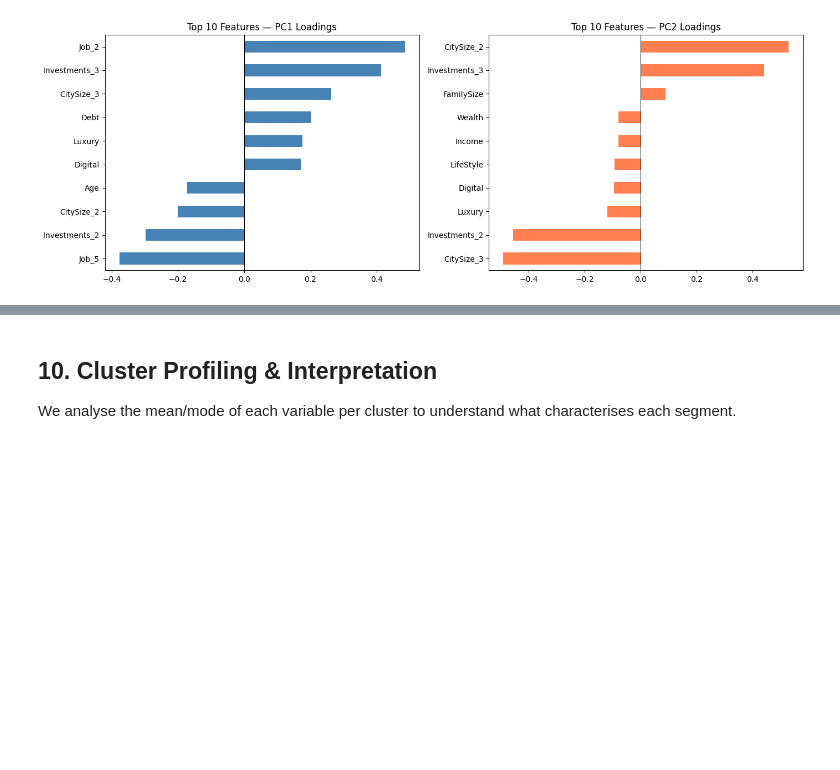
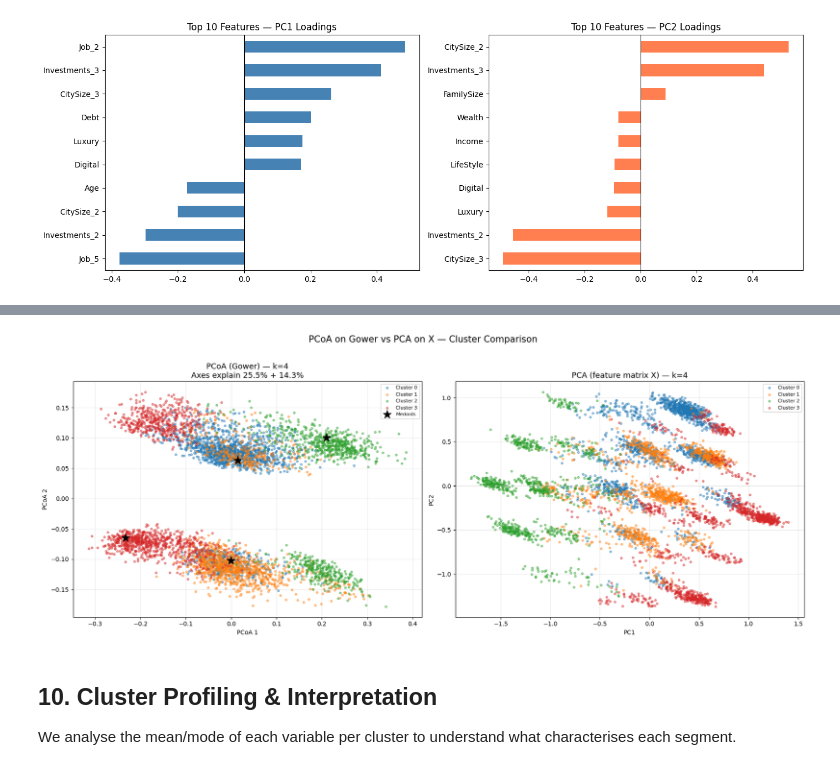
Before and after one commit to SimoneCerrone/FINTECH, a Jupyter notebook: BankClients_Segmentation_Final1.ipynb, the cells around one changed output, grey strips where cells are left out. Cells and saved outputs as stored; diff of their text form; code cells hidden in the pictures; blank space fills up the shorter version.

```diff
--- a/BankClients_Segmentation_Final1.ipynb
+++ b/BankClients_Segmentation_Final1.ipynb
@@ -861,0 +928,78 @@ plt.show()
+# %%
+# #############################################################################
+#                                                                             #
+#   SECTION 9.1 — PCoA (Principal Coordinates Analysis) on Gower Distance    #
+#                  FIXED VERSION — fast eigendecomposition, no MDS            #
+#                                                                             #
+# #############################################################################
+# Classical PCoA is NOT iterative MDS — it's a direct eigendecomposition
+# of the double-centered distance matrix. Much faster than sklearn's MDS.
+#
+# Uses: gower_distances, cluster_labels, N_CLUSTERS, palette, kmed_final,
+#       X_pca_full from earlier cells.
+
+# ── Double-centering (Gower-Torgerson transform) ─────────────────────────────
+print('⏳ Running PCoA (eigendecomposition) on Gower distance...')
+n = gower_distances.shape[0]
+D_sq = gower_distances ** 2
+H = np.eye(n) - np.ones((n, n)) / n        # centering matrix
+B = -0.5 * H @ D_sq @ H                    # double-centered matrix
+
+# ── Eigendecomposition (only top 10 components) ──────────────────────────────
+from scipy.linalg import eigh
+# eigh returns eigenvalues in ascending order; we want the largest
+eigvals, eigvecs = eigh(B, subset_by_index=[n - 10, n - 1])
+
+# Flip to descending order
+eigvals = eigvals[::-1]
+eigvecs = eigvecs[:, ::-1]
+
+# Discard negative eigenvalues (numerical noise)
+eigvals = np.maximum(eigvals, 0)
+
+# Project: coordinates = eigenvectors * sqrt(eigenvalues)
+Y_pcoa = eigvecs * np.sqrt(eigvals)
+
+# Explained variance
+total_inertia = np.maximum(eigvals, 0).sum()  # avoid division issues
+explained_pcoa = eigvals / total_inertia * 100
+print(f'✅ PCoA done.')
+print(f'   PCoA 1: {explained_pcoa[0]:.1f}% variance')
+print(f'   PCoA 2: {explained_pcoa[1]:.1f}% variance')
+print(f'   PCoA 1+2: {explained_pcoa[0]+explained_pcoa[1]:.1f}% variance')
+
+# ── Side-by-side: PCoA vs PCA ────────────────────────────────────────────────
+fig, axes = plt.subplots(1, 2, figsize=(18, 7))
+
+# Left: PCoA
+for c in range(N_CLUSTERS):
+    mask = cluster_labels == c
+    axes[0].scatter(Y_pcoa[mask, 0], Y_pcoa[mask, 1],
+                    label=f'Cluster {c}', alpha=0.45, s=12, color=palette[c])
+axes[0].scatter(Y_pcoa[kmed_final.medoid_indices_, 0],
+                Y_pcoa[kmed_final.medoid_indices_, 1],
+                s=200, marker='*', c='black', zorder=5, label='Medoids')
+axes[0].set_title(f'PCoA (Gower) — k={N_CLUSTERS}\n'
+                   f'Axes explain {explained_pcoa[0]:.1f}% + {explained_pcoa[1]:.1f}%',
+                   fontsize=13)
+axes[0].set_xlabel('PCoA 1')
+axes[0].set_ylabel('PCoA 2')
+axes[0].legend(fontsize=8)
+axes[0].grid(True, alpha=0.3)
+
+# Right: PCA
+X_pca_2d = X_pca_full[:, :2]
+for c in range(N_CLUSTERS):
+    mask = cluster_labels == c
+    axes[1].scatter(X_pca_2d[mask, 0], X_pca_2d[mask, 1],
+                    label=f'Cluster {c}', alpha=0.45, s=12, color=palette[c])
+axes[1].set_title(f'PCA (feature matrix X) — k={N_CLUSTERS}', fontsize=13)
+axes[1].set_xlabel('PC1')
+axes[1].set_ylabel('PC2')
+axes[1].legend(fontsize=8)
+axes[1].grid(True, alpha=0.3)
+
+plt.suptitle('PCoA on Gower vs PCA on X — Cluster Comparison', fontsize=15, y=1.02)
+plt.tight_layout()
+plt.show()
+# %% [output]
@@ -862,3 +1011,4 @@ plt.show()
+[figure, added]
 # %% [markdown]
 ## 10. Cluster Profiling & Interpretation
 
```
Also changed, not shown: parts of 21 cells of this notebook, 1 other file.
